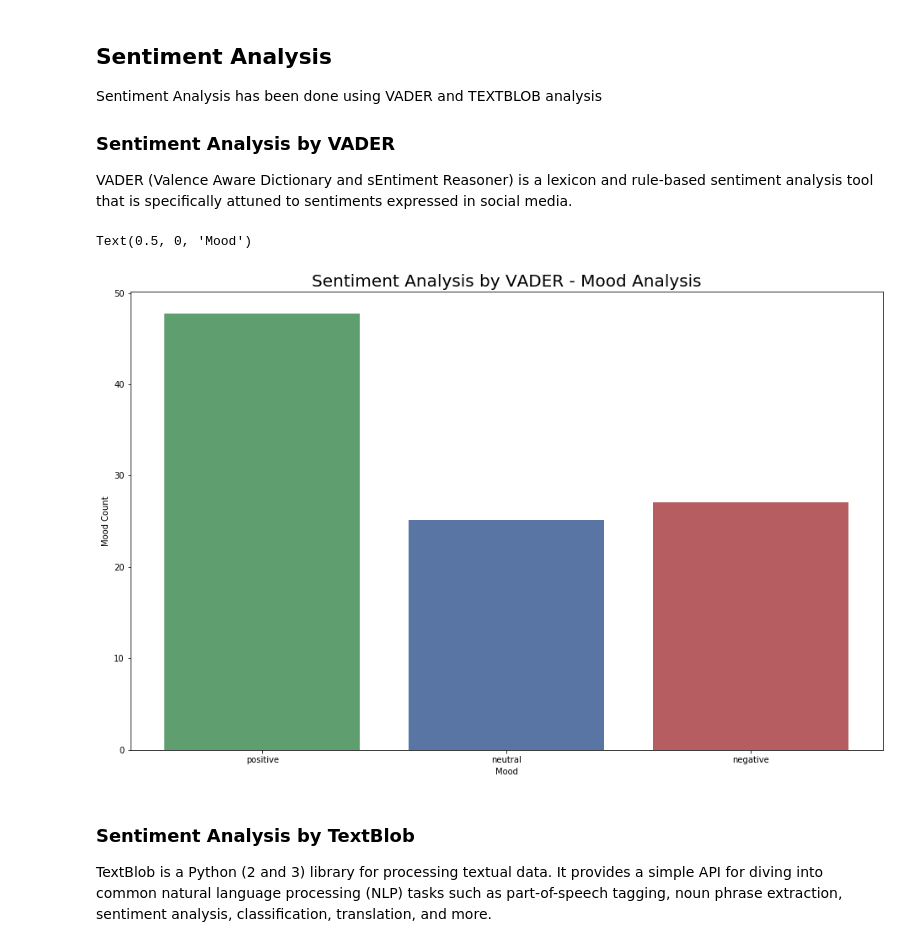
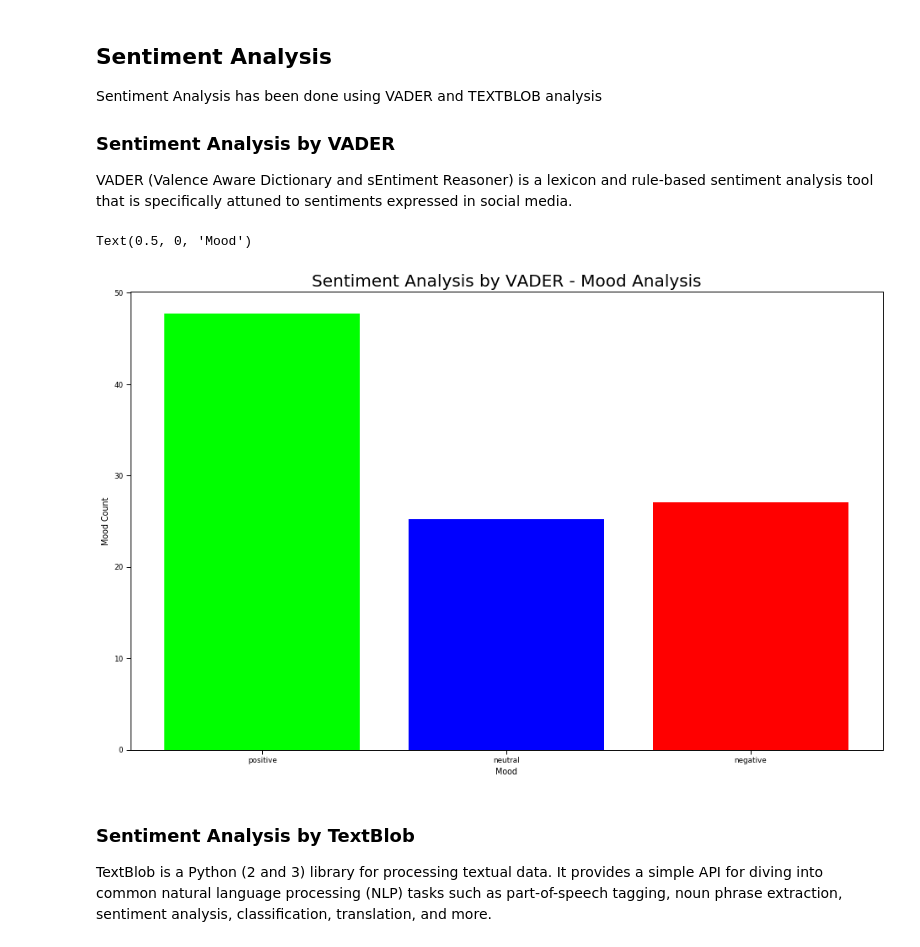
Before and after one commit to mohamedthasleem/DATA620, a Jupyter notebook: 620_JR_MT_Final_Project.ipynb, the cells around one changed output. Cells and saved outputs as stored; diff of their text form; code cells hidden in the pictures.

```diff
--- a/620_JR_MT_Final_Project.ipynb
+++ b/620_JR_MT_Final_Project.ipynb
@@ -473,23 +473,23 @@ VADER (Valence Aware Dictionary and sEntiment Reasoner) is a lexicon and rule-ba
 # %%
 vader_res_trump = vader_sentiment("Donald Trump",df_trump_mod)
 vader_res_boris = vader_sentiment("Boris Johnson",df_boris_mod)
 vader_res_modi = vader_sentiment("Narendra Modi",df_modi_mod)
 vader_res_merkel = vader_sentiment("Angela Merkel",df_merkel_mod)
 vader_res_macron = vader_sentiment("Emmanuel Macron",df_macron_mod)
 pos_pct=round(float(vader_res_trump[0][2]),2)
 neu_pct=round(float(vader_res_trump[1][2]),2)
 neg_pct=round(float(vader_res_trump[2][2]),2)
 Index = [1,2,3]
 tweet_pct = [pos_pct,neu_pct,neg_pct]
 plt.figure(figsize=(16, 10))
-plt.bar(Index,tweet_pct, color=['#5f9e6e', '#5975a4', '#b55d60'])
+plt.bar(Index,tweet_pct, color=['#00ff00', '#0000ff', '#FF0000'])
 plt.xticks(Index,['positive','neutral','negative'])
 plt.title('Sentiment Analysis by VADER - Mood Analysis', fontdict = {'fontsize' : 20})
 plt.ylabel('Mood Count')
 plt.xlabel('Mood')
 # %% [output]
 Text(0.5, 0, 'Mood')
-[figure, old version]
+[figure, new version]
 # %% [markdown]
 <h3>Sentiment Analysis by TextBlob</h3>
 
```
Also changed, not shown: parts of 11 cells of this notebook.
